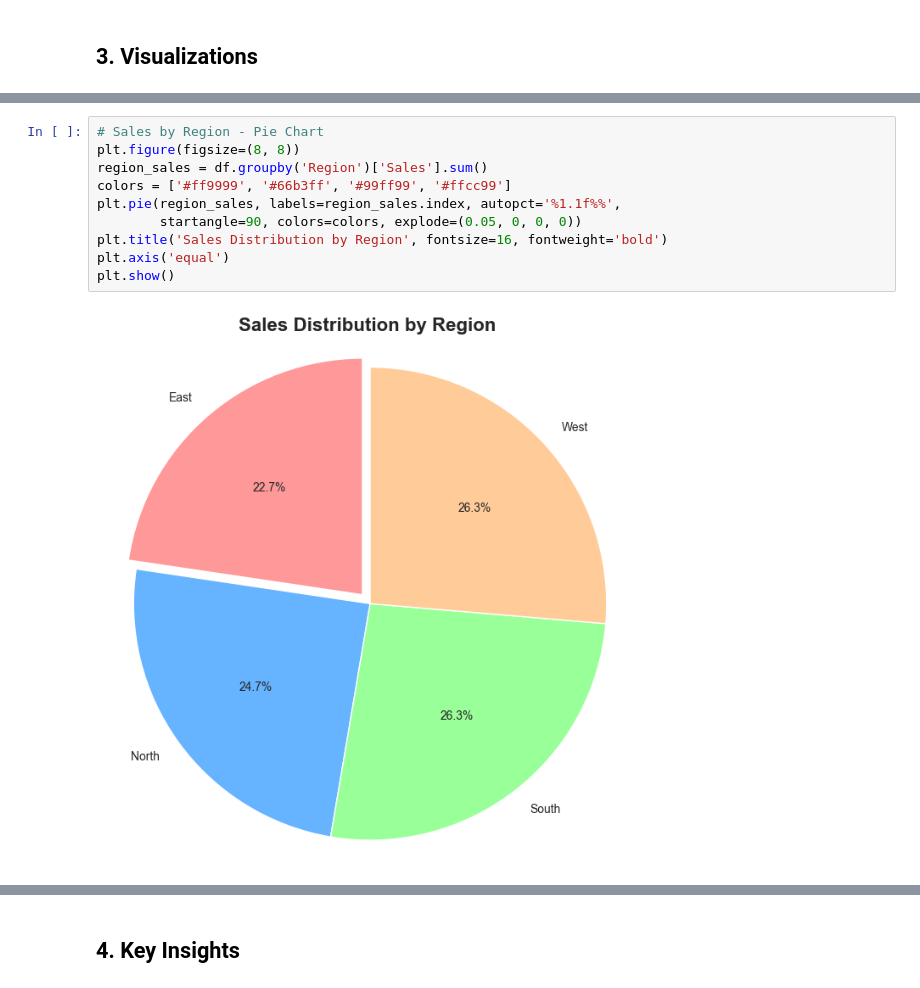
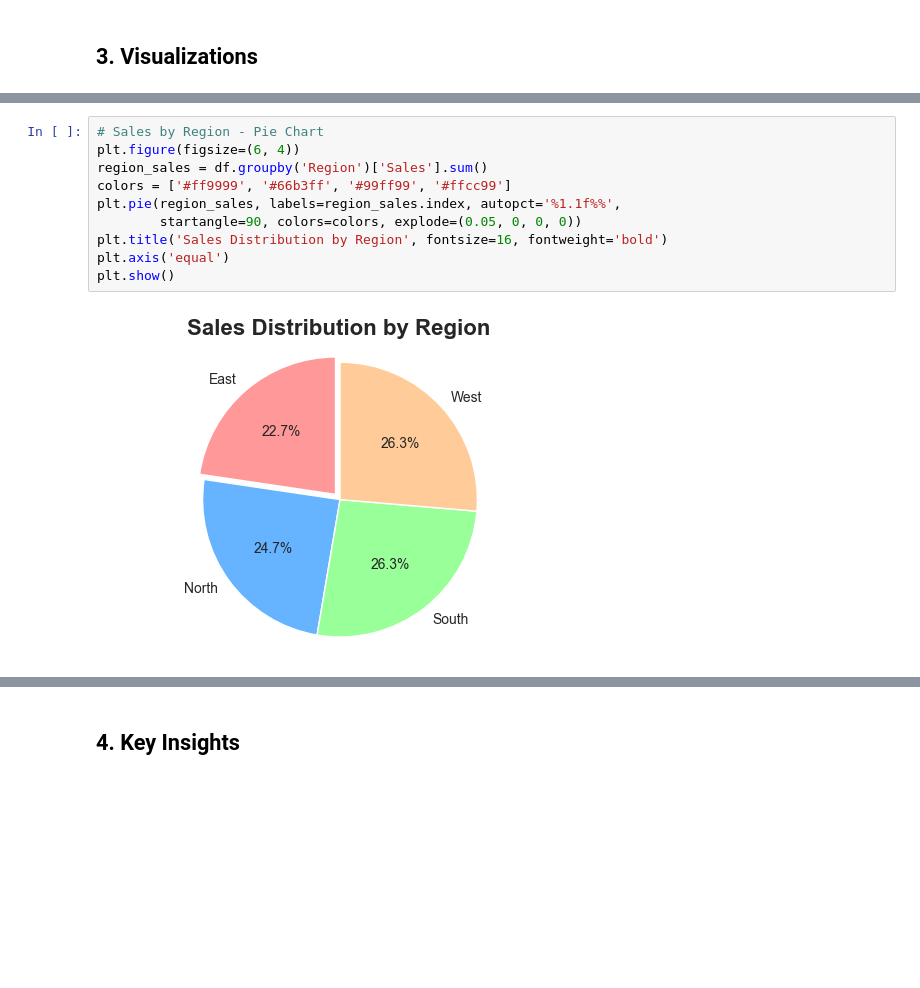
Before and after one commit to madhanr13/analytics-intern, a Jupyter notebook: Project1/sales_analysis.ipynb, the cells around one changed output, grey strips where cells are left out. Cells and saved outputs as stored; diff of their text form; blank space fills up the shorter version.

```diff
--- a/Project1/sales_analysis.ipynb
+++ b/Project1/sales_analysis.ipynb
@@ -101,16 +101,16 @@ plt.show()
 [figure]
 # %%
 # Sales by Region - Pie Chart
-plt.figure(figsize=(8, 8))
+plt.figure(figsize=(6, 4))
 region_sales = df.groupby('Region')['Sales'].sum()
 colors = ['#ff9999', '#66b3ff', '#99ff99', '#ffcc99']
 plt.pie(region_sales, labels=region_sales.index, autopct='%1.1f%%',
         startangle=90, colors=colors, explode=(0.05, 0, 0, 0))
 plt.title('Sales Distribution by Region', fontsize=16, fontweight='bold')
 plt.axis('equal')
 plt.show()
 # %% [output]
-[figure, old version]
+[figure, new version]
 # %%
 df['Month'] = df['Date'].dt.to_period('M')
 monthly_sales = df.groupby('Month')['Sales'].sum()
```
Also changed, not shown: parts of 4 cells of this notebook, 2 other files.
